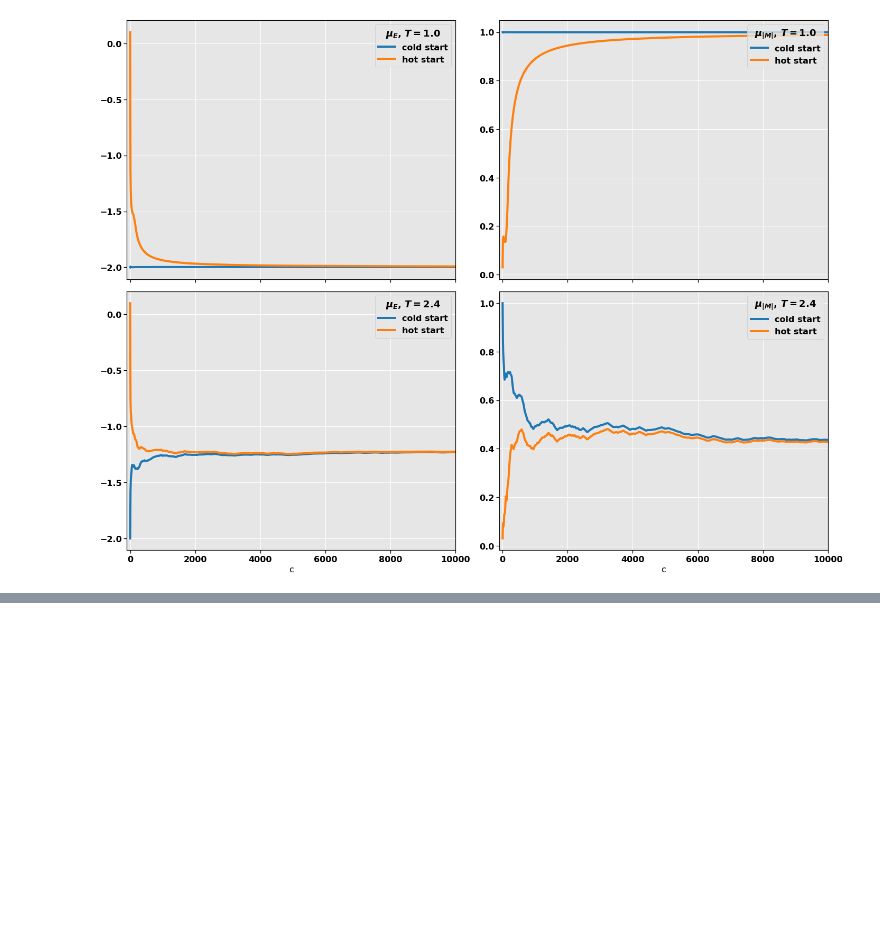
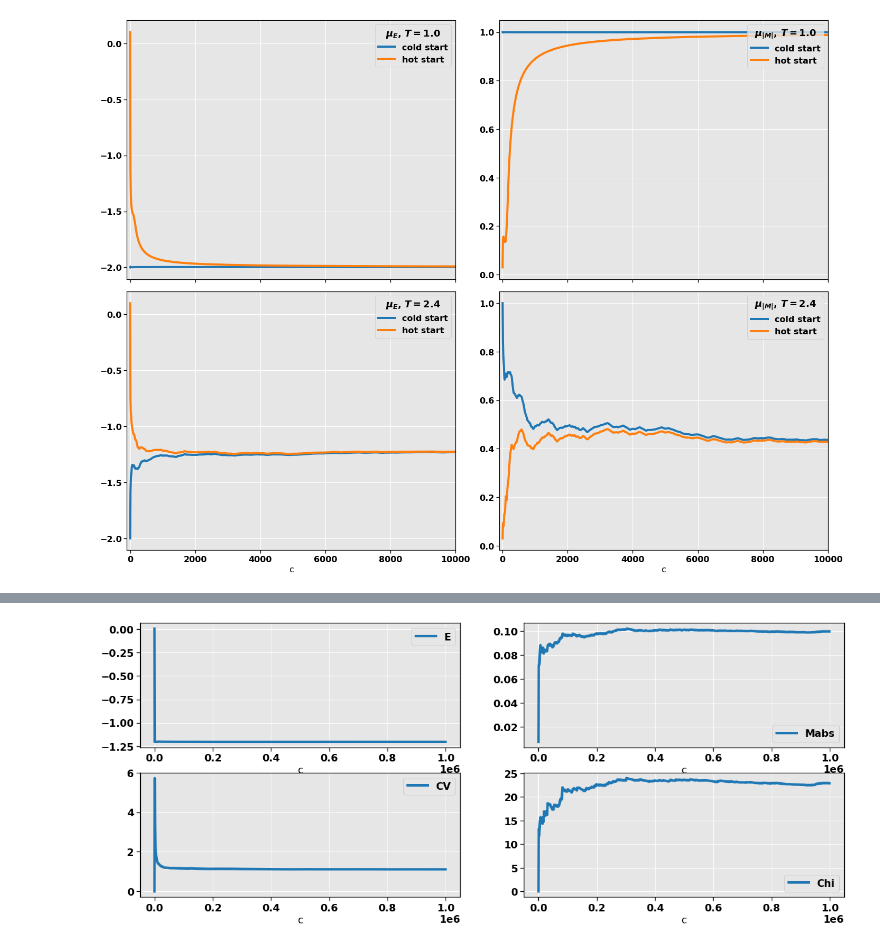
Before and after one commit to fonstelien/FYS4150, a Jupyter notebook: project4/results/project4.ipynb, the cells around one changed output, grey strips where cells are left out. Cells and saved outputs as stored; diff of their text form; code cells hidden in the pictures; blank space fills up the shorter version.

```diff
--- a/project4/results/project4.ipynb
+++ b/project4/results/project4.ipynb
@@ -146,0 +170,19 @@ plt.show()
+# %%
+df = pd.read_csv("100x100.csv", comment='#')
+
+fig, axes = plt.subplots(ncols=2, nrows=2, figsize=TWO_TIMES_ONE)
+ax = axes[0,0]
+df.plot(x='c', y='E', ax=ax)
+
+ax = axes[0,1]
+df.plot(x='c', y='Mabs', ax=ax)
+
+ax = axes[1,0]
+df.plot(x='c', y='CV', ax=ax)
+
+ax = axes[1,1]
+df.plot(x='c', y='Chi', ax=ax)
+
+plt.show()
+# %% [output]
+[figure, added]
```
Also changed, not shown: parts of 2 cells of this notebook.
